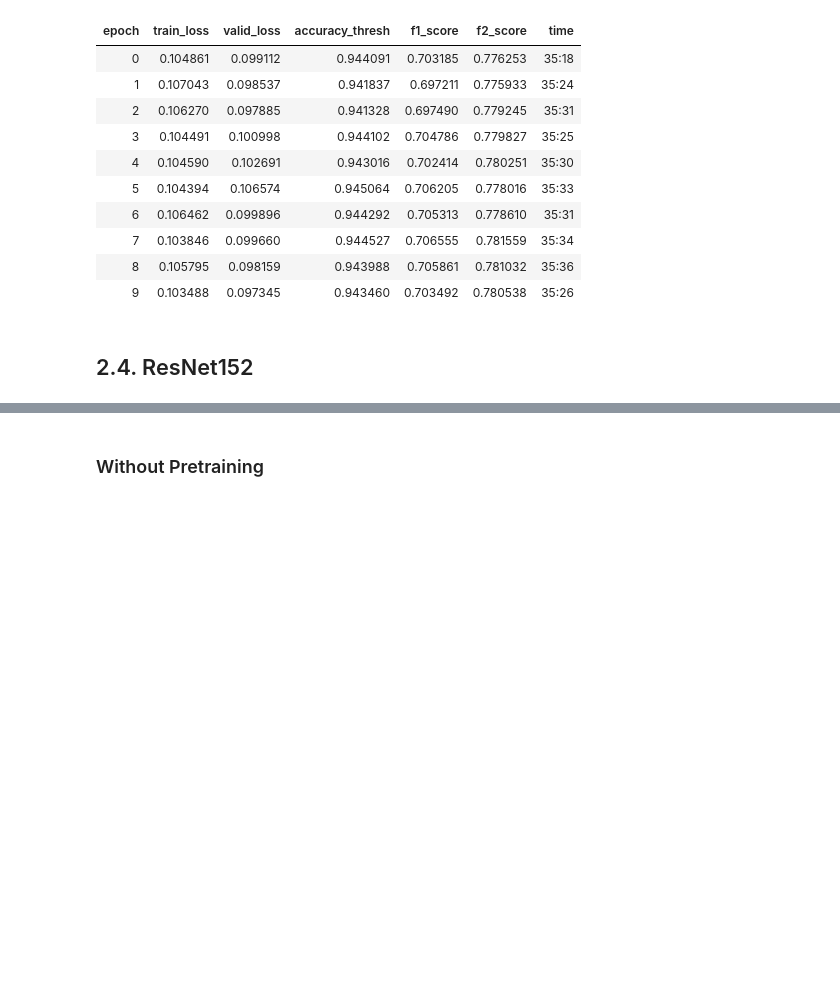
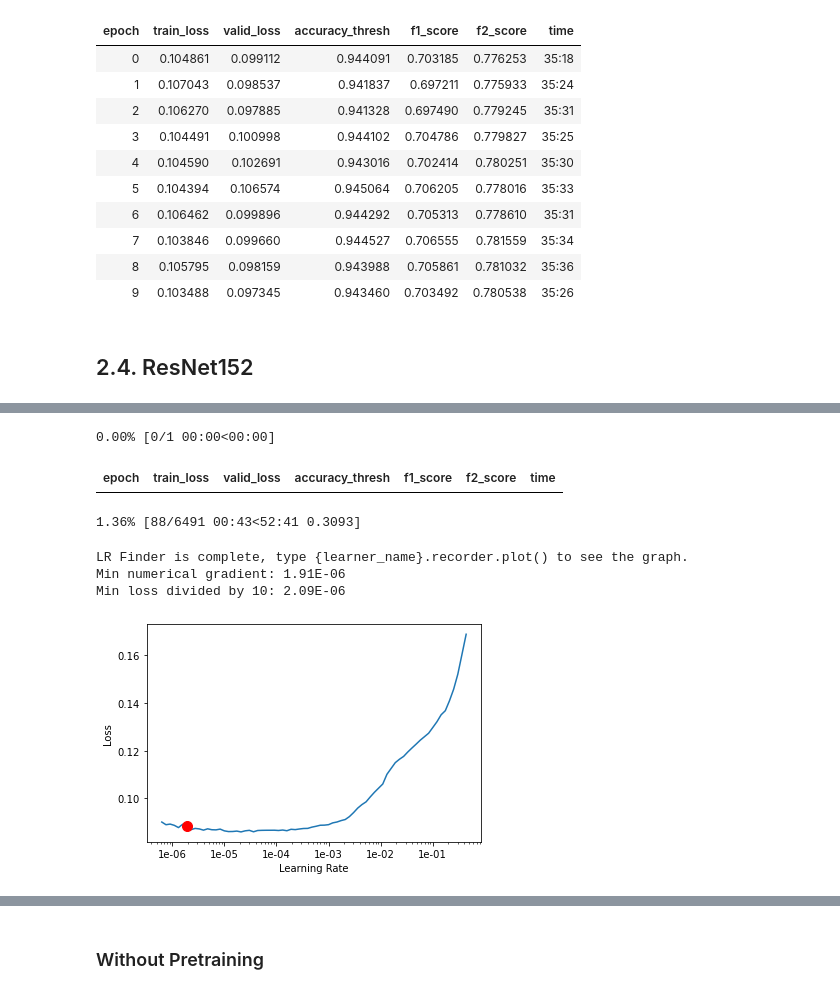
Before and after one commit to LabSAT/Land-Cover-Pretrain, a Jupyter notebook: 01_BigEarthNet/BigEarthNet-Pretraining.ipynb, the cells around one changed output, grey strips where cells are left out. Drawn from its saved outputs; the diff is of its cells as text; code cells hidden in the pictures; blank space fills up the shorter version.

```diff
--- a/01_BigEarthNet/BigEarthNet-Pretraining.ipynb
+++ b/01_BigEarthNet/BigEarthNet-Pretraining.ipynb
@@ -567,0 +589,3 @@ learn.save(base_dir / "learn" / "bigearth-res152-1")
+# %%
+learn.fit_one_cycle(10, max_lr=slice(1e-05, 1e-03))
+learn.save(base_dir / "learn" / "bigearth-res152-2")
@@ -567,0 +604,11 @@ learn.save(base_dir / "learn" / "bigearth-res152-1")
+# %%
+learn.lr_find()
+learn.recorder.plot(suggestion=True)
+# %% [output]
+0.00% [0/1 00:00<00:00]
+| epoch | train_loss | valid_loss | accuracy_thresh | f1_score | f2_score | time |
+1.36% [88/6491 00:43<52:41 0.3093]
+LR Finder is complete, type {learner_name}.recorder.plot() to see the graph.
+Min numerical gradient: 1.91E-06
+Min loss divided by 10: 2.09E-06
+[figure, added]
```
Also changed, not shown: parts of 4 cells of this notebook.
